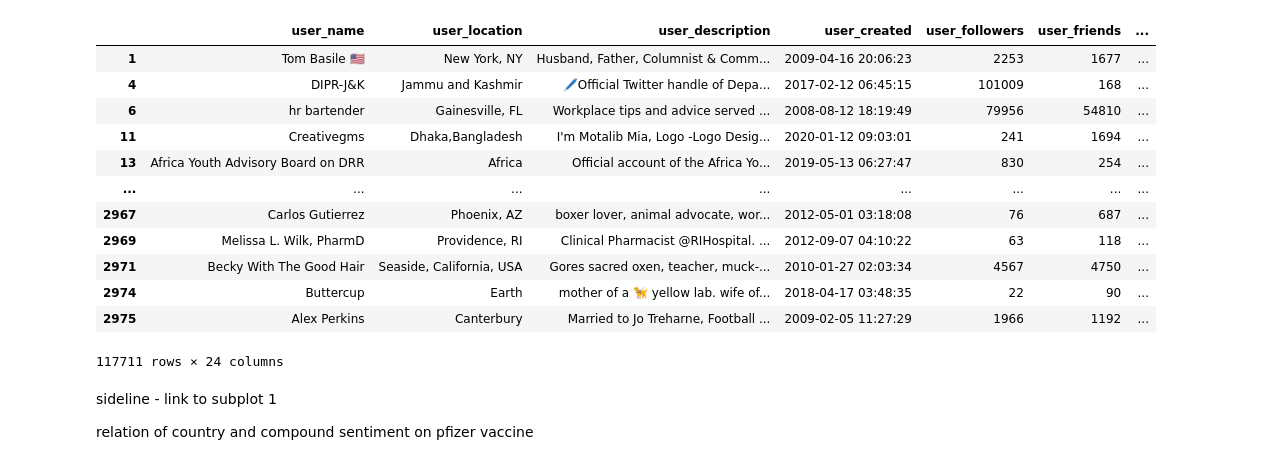
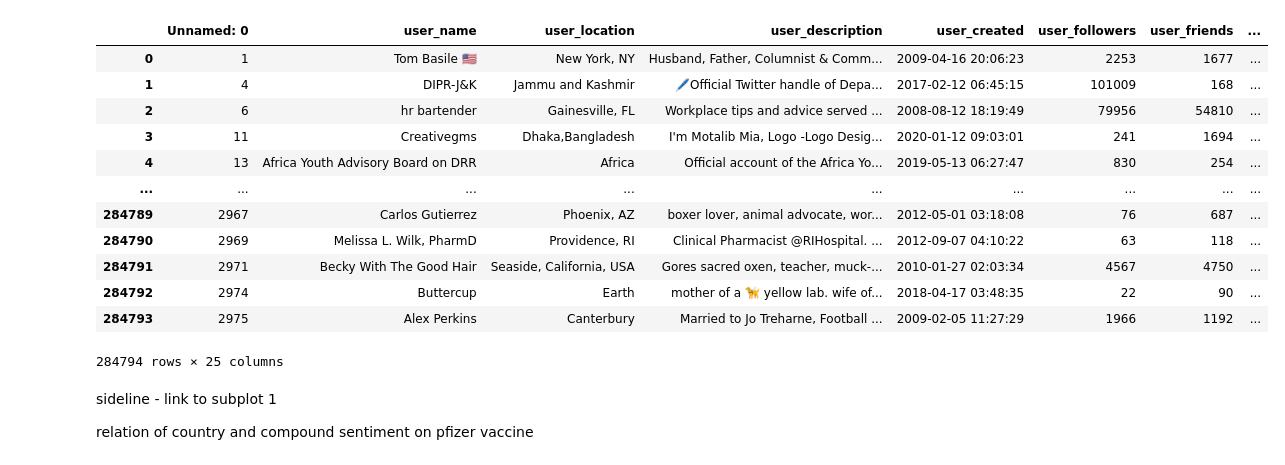
Before and after one commit to LuisKolb/vds-lab-2, a Jupyter notebook: lab 2 final.ipynb, the cells around one changed output. Drawn from its saved outputs; the diff is of its cells as text; code cells hidden in the pictures.

```diff
--- a/lab 2 final.ipynb
+++ b/lab 2 final.ipynb
@@ -193,23 +195,23 @@ True
 # %%
 # parsing countries from every user_location takes very long,
 #   so instead of recomputing on every execution of the nb, save and read csv
 #locations = pd.read_excel('pfi_locations.xlsx')
-locations2 = pd.read_excel('locations.csv')
-locations2
+locations = pd.read_csv('locations.csv')
+locations
 # %% [output]
-|  | user_name | user_location | user_description | user_created | user_followers | user_friends | ... |
-| 1 | Tom Basile 🇺🇸 | New York, NY | Husband, Father, Columnist & Comm... | 2009-04-16 20:06:23 | 2253 | 1677 | ... |
-| 4 | DIPR-J&K | Jammu and Kashmir | 🖊️Official Twitter handle of Depa... | 2017-02-12 06:45:15 | 101009 | 168 | ... |
-| 6 | hr bartender | Gainesville, FL | Workplace tips and advice served ... | 2008-08-12 18:19:49 | 79956 | 54810 | ... |
-| 11 | Creativegms | Dhaka,Bangladesh | I'm Motalib Mia, Logo -Logo Desig... | 2020-01-12 09:03:01 | 241 | 1694 | ... |
-| 13 | Africa Youth Advisory Board on DRR | Africa | Official account of the Africa Yo... | 2019-05-13 06:27:47 | 830 | 254 | ... |
-| ... | ... | ... | ... | ... | ... | ... | ... |
-| 2967 | Carlos Gutierrez | Phoenix, AZ | boxer lover, animal advocate, wor... | 2012-05-01 03:18:08 | 76 | 687 | ... |
-| 2969 | Melissa L. Wilk, PharmD | Providence, RI | Clinical Pharmacist @RIHospital. ... | 2012-09-07 04:10:22 | 63 | 118 | ... |
-| 2971 | Becky With The Good Hair | Seaside, California, USA | Gores sacred oxen, teacher, muck-... | 2010-01-27 02:03:34 | 4567 | 4750 | ... |
-| 2974 | Buttercup | Earth | mother of a 🦮 yellow lab. wife of... | 2018-04-17 03:48:35 | 22 | 90 | ... |
-| 2975 | Alex Perkins | Canterbury | Married to Jo Treharne, Football ... | 2009-02-05 11:27:29 | 1966 | 1192 | ... |
+|  | Unnamed: 0 | user_name | user_location | user_description | user_created | user_followers | user_friends | ... |
+| 0 | 1 | Tom Basile 🇺🇸 | New York, NY | Husband, Father, Columnist & Comm... | 2009-04-16 20:06:23 | 2253 | 1677 | ... |
+| 1 | 4 | DIPR-J&K | Jammu and Kashmir | 🖊️Official Twitter handle of Depa... | 2017-02-12 06:45:15 | 101009 | 168 | ... |
+| 2 | 6 | hr bartender | Gainesville, FL | Workplace tips and advice served ... | 2008-08-12 18:19:49 | 79956 | 54810 | ... |
+| 3 | 11 | Creativegms | Dhaka,Bangladesh | I'm Motalib Mia, Logo -Logo Desig... | 2020-01-12 09:03:01 | 241 | 1694 | ... |
+| 4 | 13 | Africa Youth Advisory Board on DRR | Africa | Official account of the Africa Yo... | 2019-05-13 06:27:47 | 830 | 254 | ... |
+| ... | ... | ... | ... | ... | ... | ... | ... | ... |
+| 284789 | 2967 | Carlos Gutierrez | Phoenix, AZ | boxer lover, animal advocate, wor... | 2012-05-01 03:18:08 | 76 | 687 | ... |
+| 284790 | 2969 | Melissa L. Wilk, PharmD | Providence, RI | Clinical Pharmacist @RIHospital. ... | 2012-09-07 04:10:22 | 63 | 118 | ... |
+| 284791 | 2971 | Becky With The Good Hair | Seaside, California, USA | Gores sacred oxen, teacher, muck-... | 2010-01-27 02:03:34 | 4567 | 4750 | ... |
+| 284792 | 2974 | Buttercup | Earth | mother of a 🦮 yellow lab. wife of... | 2018-04-17 03:48:35 | 22 | 90 | ... |
+| 284793 | 2975 | Alex Perkins | Canterbury | Married to Jo Treharne, Football ... | 2009-02-05 11:27:29 | 1966 | 1192 | ... |
-117711 rows × 24 columns
+284794 rows × 25 columns
 # %%
 """
 The function below was created specifically for the one-way ANOVA table results returned for Type II sum of squares
```
Also changed, not shown: parts of 14 cells of this notebook.
